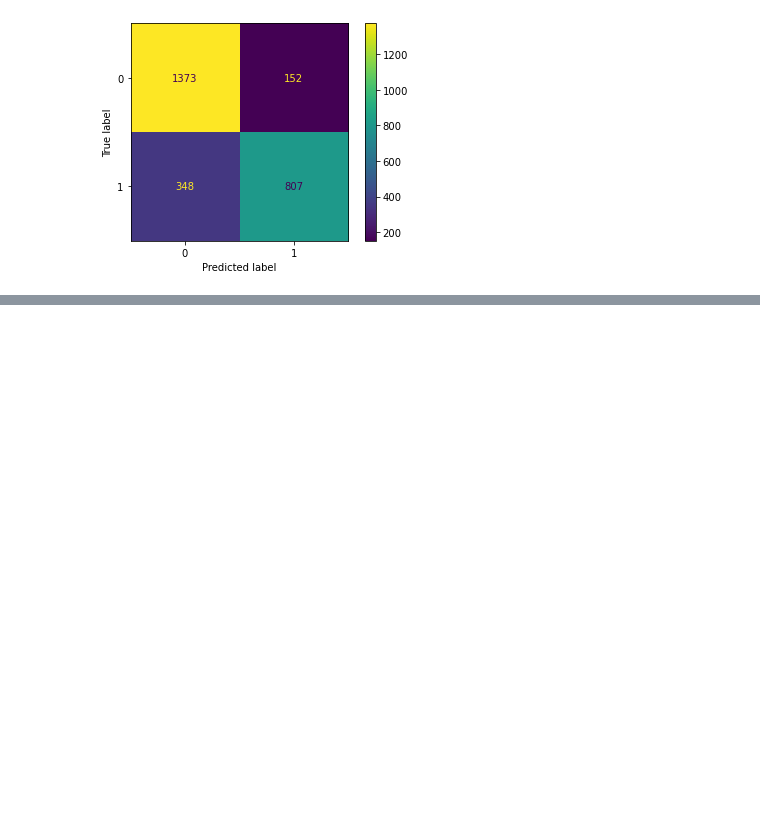
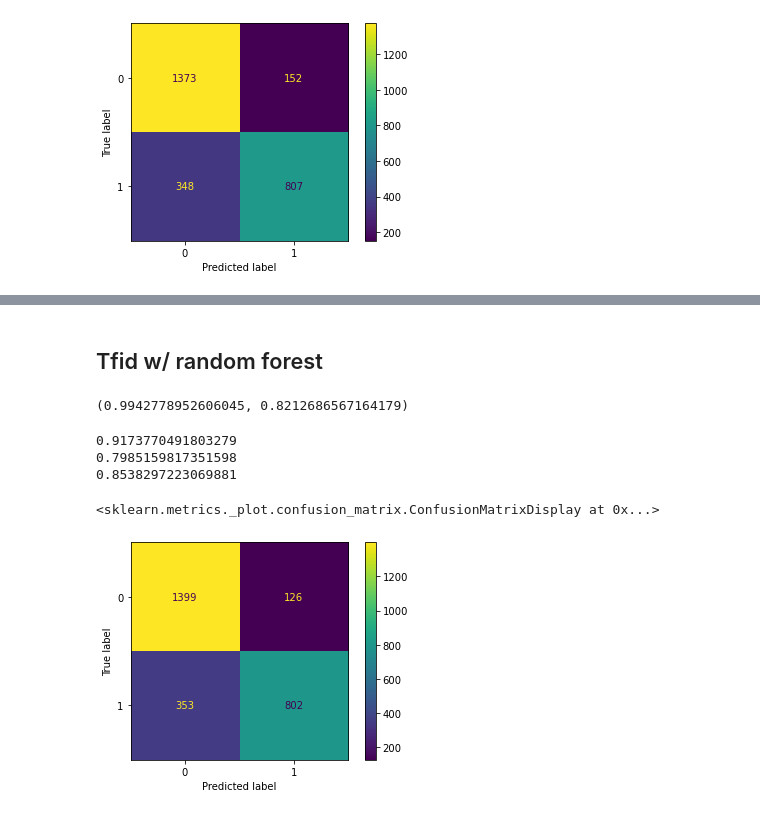
Before and after one commit to Daniel-Sun-99/Reddit-Post-Classification-NLP, a Jupyter notebook: code/RandomForrest.ipynb, the cells around one changed output, grey strips where cells are left out. Drawn from its saved outputs; the diff is of its cells as text; code cells hidden in the pictures; blank space fills up the shorter version.

```diff
--- a/code/RandomForrest.ipynb
+++ b/code/RandomForrest.ipynb
@@ -69,0 +118,26 @@ ConfusionMatrixDisplay.from_estimator(gs, X_test, y_test)
+# %% [markdown]
+## Tfid w/ random forest
+# %%
+rf_tfid_pipe = Pipeline([
+    ('tfid', TfidfVectorizer(ngram_range = (1,2), stop_words = 'english')),
+    ('rf', RandomForestClassifier(min_samples_split = 3, n_estimators = 200, random_state = 1))
+     ])
+
+rf_tfid_pipe.fit(X_train, y_train)
+
+rf_tfid_pipe.score(X_train, y_train), rf_tfid_pipe.score(X_test, y_test)
+# %% [output]
+(0.9942778952606045, 0.8212686567164179)
+# %%
+print(recall_score(y_test, rf_tfid_pipe.predict(X_test), pos_label = 0))
+print(precision_score(y_test, rf_tfid_pipe.predict(X_test), pos_label = 0))
+print(f1_score(y_test, rf_tfid_pipe.predict(X_test), pos_label = 0))
+# %% [output]
+0.9173770491803279
+0.7985159817351598
+0.8538297223069881
+# %%
+ConfusionMatrixDisplay.from_estimator(rf_tfid_pipe, X_test, y_test)
+# %% [output]
+<sklearn.metrics._plot.confusion_matrix.ConfusionMatrixDisplay at 0x...>
+[figure, added]
```
Also changed, not shown: parts of 12 cells of this notebook.
